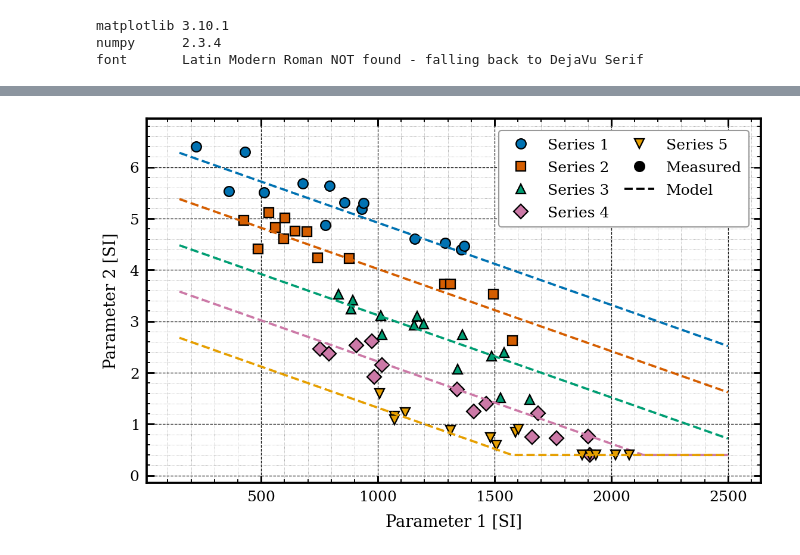
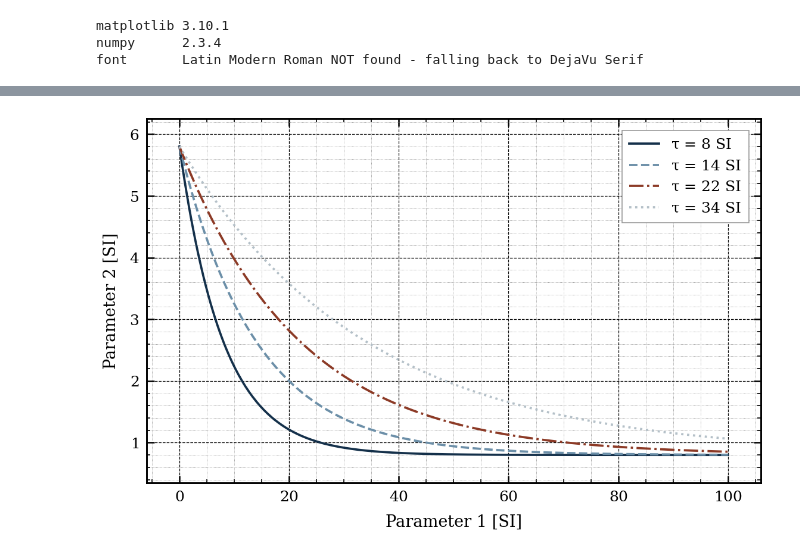
Before and after one commit to gfidelisp/HP-DAC, a Jupyter notebook: utils/Plots/hpdac_plot_standard.ipynb, the cells around one changed output, grey strips where cells are left out. Cells and saved outputs as stored; diff of their text form; code cells hidden in the pictures.

```diff
--- a/utils/Plots/hpdac_plot_standard.ipynb
+++ b/utils/Plots/hpdac_plot_standard.ipynb
@@ -245,15 +233,15 @@ the first is the one that matters.
 # %%
 rng = np.random.default_rng(20260723)
 
-data = {}
-for i in range(5):
-    x = np.sort(rng.uniform(200 + 180 * i, 1400 + 180 * i, 14))
-    y = np.clip(5.4 - 0.9 * i - 1.6e-3 * (x - 700) + rng.normal(0, 0.28, x.size),
+scatter_data = {}
+for i in range(4):
+    x = np.sort(rng.uniform(200 + 200 * i, 1400 + 200 * i, 14))
+    y = np.clip(5.4 - 1.0 * i - 1.6e-3 * (x - 700) + rng.normal(0, 0.25, x.size),
                 0.4, None)
-    data[f"Series {i + 1}"] = (x, y)
+    scatter_data[f"Series {i + 1}"] = (x, y)
 
 fig, ax = plt.subplots()
-for label, (x, y) in data.items():
+for label, (x, y) in scatter_data.items():
     ax.plot(x, y, ls="none", label=label)
 
 ax.set_xlabel("Parameter 1 [SI]")
@@ -263,7 +251,7 @@ ax.legend(loc="upper right")
 ax.grid(True, which="minor", linestyle=":", linewidth=0.4, color="gray")
 ax.grid(True, which="major", linestyle="--", linewidth=0.6, color="black")
 
-fig.savefig("figures/five_series.pdf", bbox_inches="tight")
-fig.savefig("figures/five_series.png", dpi=600, bbox_inches="tight")
+fig.savefig("figures/standard_scatter.pdf", bbox_inches="tight")
+fig.savefig("figures/standard_scatter.png", dpi=600, bbox_inches="tight")
 plt.show()
 # %% [output]
@@ -277,29 +271,20 @@ instead of ten entries saying it twice.
 # %%
-from matplotlib.lines import Line2D
+xs = np.linspace(0, 100, 300)
 
 fig, ax = plt.subplots()
-xs = np.linspace(150, 2500, 200)
-
-for i, (label, (x, y)) in enumerate(data.items()):
-    ax.plot(x, y, ls="none", label=label)
-    ax.plot(xs, np.clip(5.4 - 0.9 * i - 1.6e-3 * (xs - 700), 0.4, None),
-            color=COLORS[i], linestyle="--", marker="none")
-
-handles = [Line2D([], [], ls="none", marker=MARKERS[i], color=COLORS[i],
-                  mec="black", ms=8, label=f"Series {i + 1}") for i in range(5)]
-handles += [Line2D([], [], color="black", ls="none", marker="o", mec="black",
-                   label="Measured"),
-            Line2D([], [], color="black", ls="--", label="Model")]
+for i, tau in enumerate([8, 14, 22, 34]):
+    ax.plot(xs, 5.0 * np.exp(-xs / tau) + 0.8, marker="none",
+            label=rf"$\tau$ = {tau} SI")
 
 ax.set_xlabel("Parameter 1 [SI]")
 ax.set_ylabel("Parameter 2 [SI]")
-ax.legend(handles=handles, loc="upper right", ncols=2, columnspacing=1.0)
+ax.legend(loc="upper right")
 
 ax.grid(True, which="minor", linestyle=":", linewidth=0.4, color="gray")
 ax.grid(True, which="major", linestyle="--", linewidth=0.6, color="black")
 
-fig.savefig("figures/model_versus_measurement.pdf", bbox_inches="tight")
-fig.savefig("figures/model_versus_measurement.png", dpi=600, bbox_inches="tight")
+fig.savefig("figures/standard_line.pdf", bbox_inches="tight")
+fig.savefig("figures/standard_line.png", dpi=600, bbox_inches="tight")
 plt.show()
 # %% [output]
-[figure, old version]
+[figure, new version]
```
Also changed, not shown: parts of 15 cells of this notebook, 9 other files.
